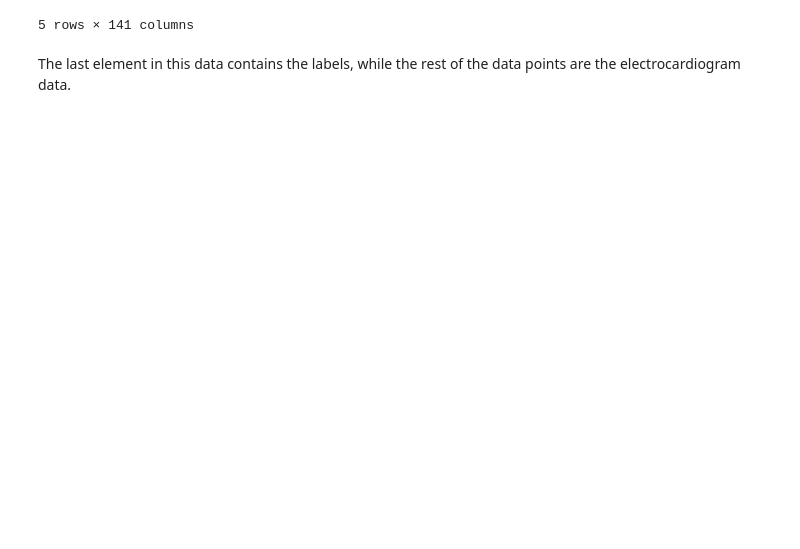
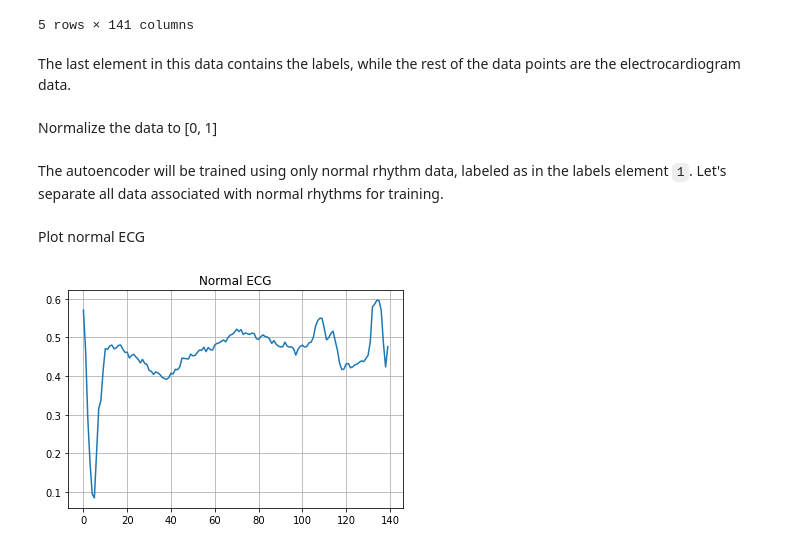
Before and after one commit to UmbertoFasci/Autoencoders, a Jupyter notebook: Notebooks/autoencoder_rundown.ipynb, the cells around one changed output. Saved outputs shown, nothing was run; the diff lists cells and outputs as text; code cells hidden in the pictures; blank space fills up the shorter version.

```diff
--- a/Notebooks/autoencoder_rundown.ipynb
+++ b/Notebooks/autoencoder_rundown.ipynb
@@ -299,3 +299,34 @@ data = raw_data[:, 0:-1]
 train_data, test_data, train_labels, test_labels = train_test_split(
     data, labels, test_size=0.2, random_state=21
 )
+# %% [markdown]
+Normalize the data to [0, 1]
+# %%
+min_val = tf.reduce_min(train_data)
+max_val = tf.reduce_max(train_data)
+
+train_data = (train_data - min_val) / (max_val - min_val)
+test_data = (test_data - min_val) / (max_val - min_val)
+
+train_data = tf.cast(train_data, tf.float32)
+test_data = tf.cast(test_data, tf.float32)
+# %% [markdown]
+The autoencoder will be trained using only normal rhythm data, labeled as in the labels element `1`. Let's separate all data associated with normal rhythms for training.
+# %%
+train_labels = train_labels.astype(bool)
+test_labels = test_labels.astype(bool)
+
+normal_train_data = train_data[train_labels]
+normal_test_data = test_data[test_labels]
+
+anamolous_train_data = train_data[~train_labels]
+anamolous_test_data = test_data[~test_labels]
+# %% [markdown]
+Plot normal ECG
+# %%
+plt.grid()
+plt.plot(np.arange(140), normal_train_data[0])
+plt.title("Normal ECG")
+plt.show()
+# %% [output]
+[figure, added]
```
Also changed, not shown: parts of 9 cells of this notebook.
